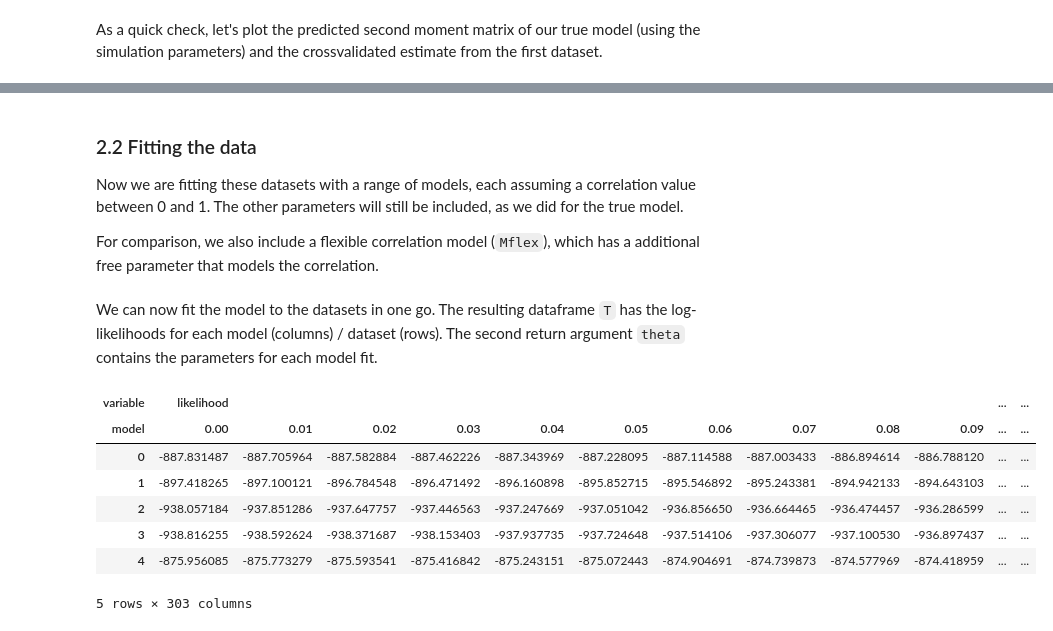
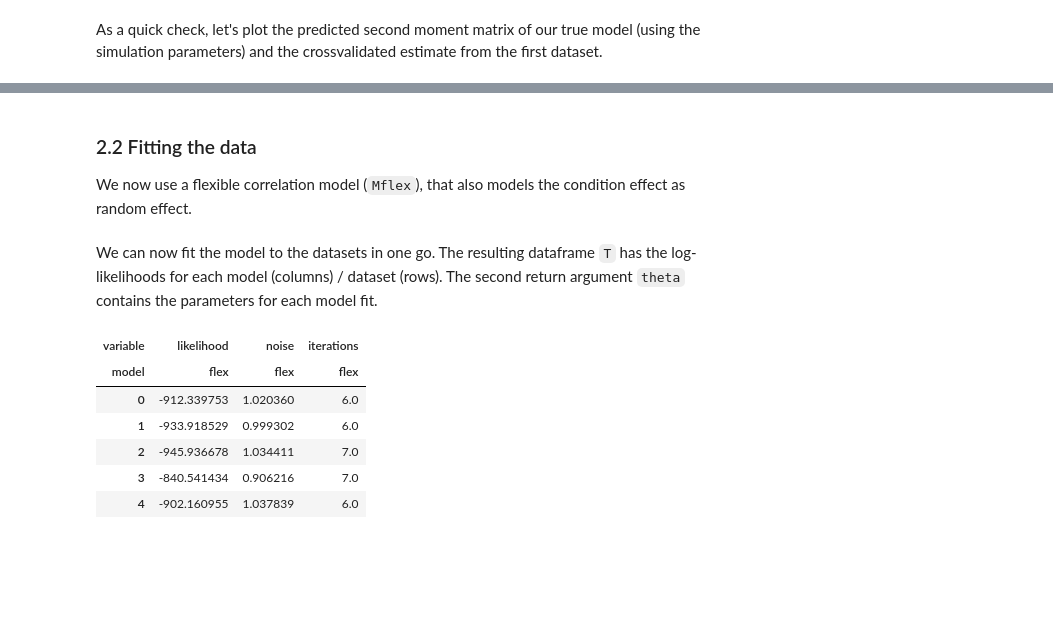
Before and after one commit to DiedrichsenLab/PcmPy, a Jupyter notebook: docs/demos/demo_correlation.ipynb, the cells around one changed output, grey strips where cells are left out. Saved outputs shown, nothing was run; the diff lists cells and outputs as text; code cells hidden in the pictures; blank space fills up the shorter version.

```diff
--- a/docs/demos/demo_correlation.ipynb
+++ b/docs/demos/demo_correlation.ipynb
@@ -64,12 +55,13 @@ cond_vec, part_vec = pcm.sim.make_design(n_cond=2, n_part=8)
 # Note that signal variance is 0.2 - noise variance is by default set to 1
 # For replicability, we are using a fixed random seed (100)
 rng = np.random.default_rng(seed=100)
+signal = np.random.gamma(shape=2,scale=0.2,size=(20,))
 D = pcm.sim.make_dataset(model=Mtrue, \
     theta=[0,0], \
     cond_vec=cond_vec, \
     part_vec=part_vec, \
     n_sim=20, \
-    signal=0.2,\
+    signal=signal,\
     rng=rng)
 # %% [markdown]
 First let's look at the correlation that we get when we calculate the *naive* correlation—i.e. the correlation between the two estimated activity patterns.
@@ -116,6 +103,7 @@ We can now fit the models to the datasets in one go. The resulting dataframe `T`
 # %%
-# In this case, we model the block effect as a mixed effect
+# In this case, we the mean of the block is not modelled
+# This is valid if the measurement noise for A and B within a block are independent.
 # We don't need to include a scale parameter given that we don't have a fixed model
-T, theta = pcm.fit_model_individ(D, M, fixed_effect=None, fit_scale=False, verbose=False)
+T, theta = pcm.fit_model_individ(D, Mflex, fixed_effect=None, fit_scale=False, verbose=False)
 T.head()
 # %% [output]
@@ -189,0 +119,4 @@ Thus, we have clear evidence that the correlation of 0.68 is more likely than a
+# %%
+# We don't need to include a scale parameter given that we don't have a fixed model
+T_gr, theta_gr = pcm.fit_model_group(D, Mflex, fixed_effect=None, fit_scale=True, verbose=False)
+T_gr.head()
@@ -248,7 +215,7 @@ D = pcm.sim.make_dataset(model=Mtrue, \
     cond_vec=cond_vec, \
     part_vec=part_vec, \
     n_sim=20, \
-    signal=0.2)
+    signal=signal)
 # %% [markdown]
 As a quick check, let's plot the predicted second moment matrix of our true model (using the simulation parameters) and the crossvalidated estimate from the first dataset.
 # %%
@@ -273,5 +239,0 @@ Text(0.5,1,'dataset')
-# %% [markdown]
-### 2.2 Fitting the data
-Now we are fitting these datasets with a range of models, each assuming a correlation value between 0 and 1. The other parameters will still be included, as we did for the true model.
-
-For comparison, we also include a flexible correlation model (`Mflex`), which has a additional free parameter that models the correlation.
@@ -288,0 +240,3 @@ M.append(Mflex)
+# %% [markdown]
+### 2.2 Fitting the data
+We now use a flexible correlation model (`Mflex`), that also models the condition effect as random effect.
@@ -291,14 +249,13 @@ We can now fit the model to the datasets in one go. The resulting dataframe `T`
 # %%
 # In this case, we model the block effect as a mixed effect
 # We don't need to include a scale parameter given that we don't have a fixed model
-T, theta = pcm.fit_model_individ(D, M, fixed_effect='block', fit_scale=False, verbose=False)
+T, theta = pcm.fit_model_individ(D, Mflex, fixed_effect='block', fit_scale=False, verbose=False)
 T.head()
 # %% [output]
-| variable | likelihood |  |  |  |  |  |  |  |  |  | ... | ... |
-| model | 0.00 | 0.01 | 0.02 | 0.03 | 0.04 | 0.05 | 0.06 | 0.07 | 0.08 | 0.09 | ... | ... |
-| 0 | -887.831487 | -887.705964 | -887.582884 | -887.462226 | -887.343969 | -887.228095 | -887.114588 | -887.003433 | -886.894614 | -886.788120 | ... | ... |
-| 1 | -897.418265 | -897.100121 | -896.784548 | -896.471492 | -896.160898 | -895.852715 | -895.546892 | -895.243381 | -894.942133 | -894.643103 | ... | ... |
-| 2 | -938.057184 | -937.851286 | -937.647757 | -937.446563 | -937.247669 | -937.051042 | -936.856650 | -936.664465 | -936.474457 | -936.286599 | ... | ... |
-| 3 | -938.816255 | -938.592624 | -938.371687 | -938.153403 | -937.937735 | -937.724648 | -937.514106 | -937.306077 | -937.100530 | -936.897437 | ... | ... |
-| 4 | -875.956085 | -875.773279 | -875.593541 | -875.416842 | -875.243151 | -875.072443 | -874.904691 | -874.739873 | -874.577969 | -874.418959 | ... | ... |
+| variable | likelihood | noise | iterations |
+| model | flex | flex | flex |
+| 0 | -912.339753 | 1.020360 | 6.0 |
+| 1 | -933.918529 | 0.999302 | 6.0 |
+| 2 | -945.936678 | 1.034411 | 7.0 |
+| 3 | -840.541434 | 0.906216 | 7.0 |
+| 4 | -902.160955 | 1.037839 | 6.0 |
-5 rows × 303 columns
```
Also changed, not shown: parts of 35 cells of this notebook, 2 other files.
